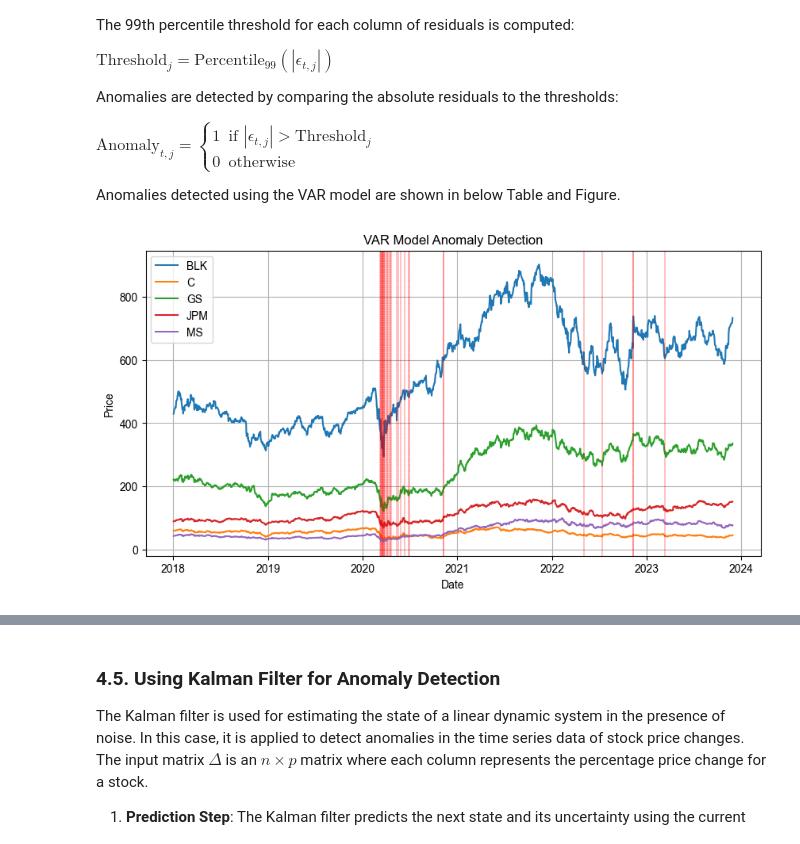
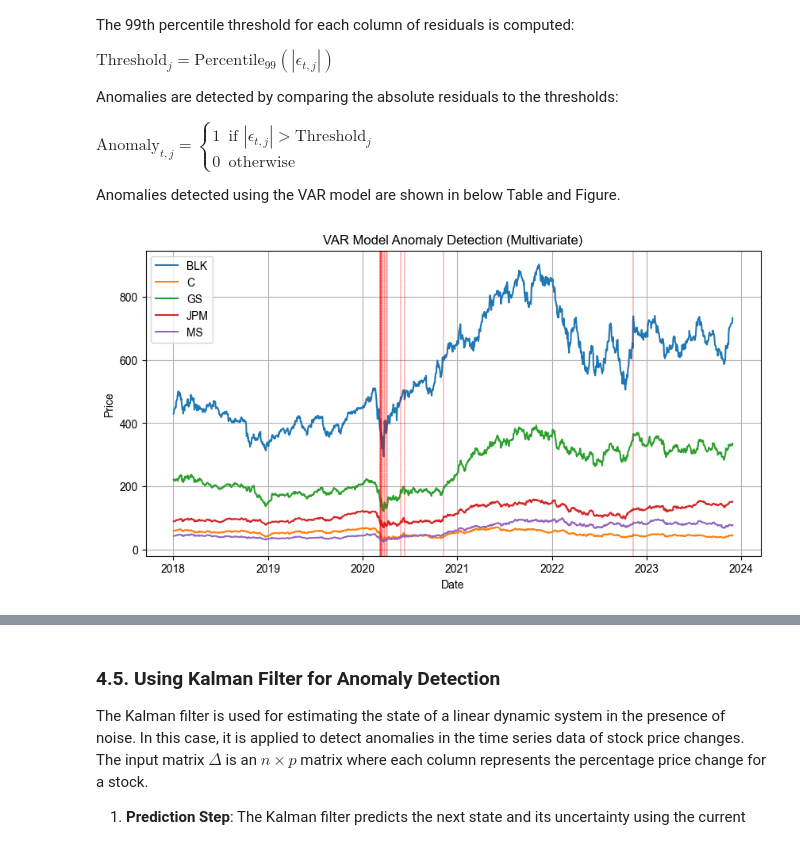
Before and after one commit to beirouz/anomaly-detection, a Jupyter notebook: anomaly detection in financial data.ipynb, the cells around one changed output, grey strips where cells are left out. Saved outputs shown, nothing was run; the diff lists cells and outputs as text; code cells hidden in the pictures.

```diff
--- a/anomaly detection in financial data.ipynb
+++ b/anomaly detection in financial data.ipynb
@@ -618,45 +617,61 @@ $
 
 Anomalies detected using the VAR model are shown in below Table and Figure.
 # %%
+import numpy as np
+import pandas as pd
 from statsmodels.tsa.api import VAR
+from scipy.spatial.distance import mahalanobis
+from sklearn.covariance import EmpiricalCovariance
 
-# Ensure the data is stationary
-data = delta[['BLK', 'C', 'GS', 'JPM', 'MS']].diff().dropna()
+# Assume `delta` is your DataFrame with relevant columns
+data = delta[['BLK', 'C', 'GS', 'JPM', 'MS']]
 
+# Ensure stationarity and other preprocessing if necessary (differencing, etc.)
 # Fit the VAR model
 model = VAR(data)
 results = model.fit(maxlags=15, ic='aic')
 
-# Forecast the next values
+# Forecast the next values (one-step ahead forecasting for simplicity)
 forecast = results.forecast(data.values[-results.k_ar:], steps=len(data))
 forecast_df = pd.DataFrame(forecast, index=data.index, columns=data.columns)
 
 # Calculate residuals (forecast errors)
 residuals = data - forecast_df
 
-# Calculate the 99th percentile threshold for each column
-thresholds = residuals.apply(lambda x: np.percentile(np.abs(x), 99))
+# Calculate covariance matrix of residuals for Mahalanobis distance
+cov = EmpiricalCovariance().fit(residuals)
 
-# Detect anomalies
-anomalies = (np.abs(residuals) > thresholds)
+# Calculate Mahalanobis distance for each row
+mahalanobis_distances = residuals.apply(lambda row: mahalanobis(row, np.mean(residuals, axis=0), cov.covariance_), axis=1)
 
-# Add Date index
-anomalies.index = delta.index[1:]
+# Set a threshold for anomaly detection (e.g., 99th percentile of the distances)
+threshold = np.percentile(mahalanobis_distances, 99)
 
-# Filter dates with at least 3 True values
-anomalies_var_indx = anomalies[anomalies.sum(axis=1) >= 1].index
+# Identify anomalies where the Mahalanobis distance exceeds the threshold
+anomalies = mahalanobis_distances > threshold
 
-var_anomaly_value = stocks.loc[stocks.index.isin(anomalies_var_indx)].round(1)
-var_anomaly_status = anomalies[anomalies.sum(axis=1) >= 1]
+# Create a DataFrame for anomalies
+anomalies_df = pd.DataFrame({
+    'Mahalanobis_Distance': mahalanobis_distances,
+    'Anomaly': anomalies
+}, index=data.index)
 
-merged_df = pd.merge(var_anomaly_value, var_anomaly_status, left_index=True, right_index=True, how='inner', suffixes=('_value', ' anomaly status'))
+# Filter dates where anomalies occurred
+var_result_indx = anomalies_df[anomalies_df['Anomaly']].index
 
-var_index = merged_df.index
+# Create a merged DataFrame to show original values and anomaly status
+merged_df = pd.merge(
+    data.loc[data.index.isin(var_result_indx)],
+    anomalies_df.loc[var_result_indx],
+    left_index=True,
+    right_index=True,
+    how='inner'
+)
 
-# Plot anomalies detected by parametric model
-plot_anomalies(stocks, var_index, title="VAR Model Anomaly Detection" , save_loc = 'Figs/var model anomalies.jpg')
+# Plotting the anomalies
+plot_anomalies(stocks, var_result_indx, title="VAR Model Anomaly Detection (Multivariate)", save_loc='Figs/var_model_anomalies_multivariate.jpg')
 
 # Display the numerical values of the anomalies
 merged_df
 # %% [output]
-[figure, old version]
+[figure, new version]
```
Also changed, not shown: parts of 10 cells of this notebook, 1 other file.
